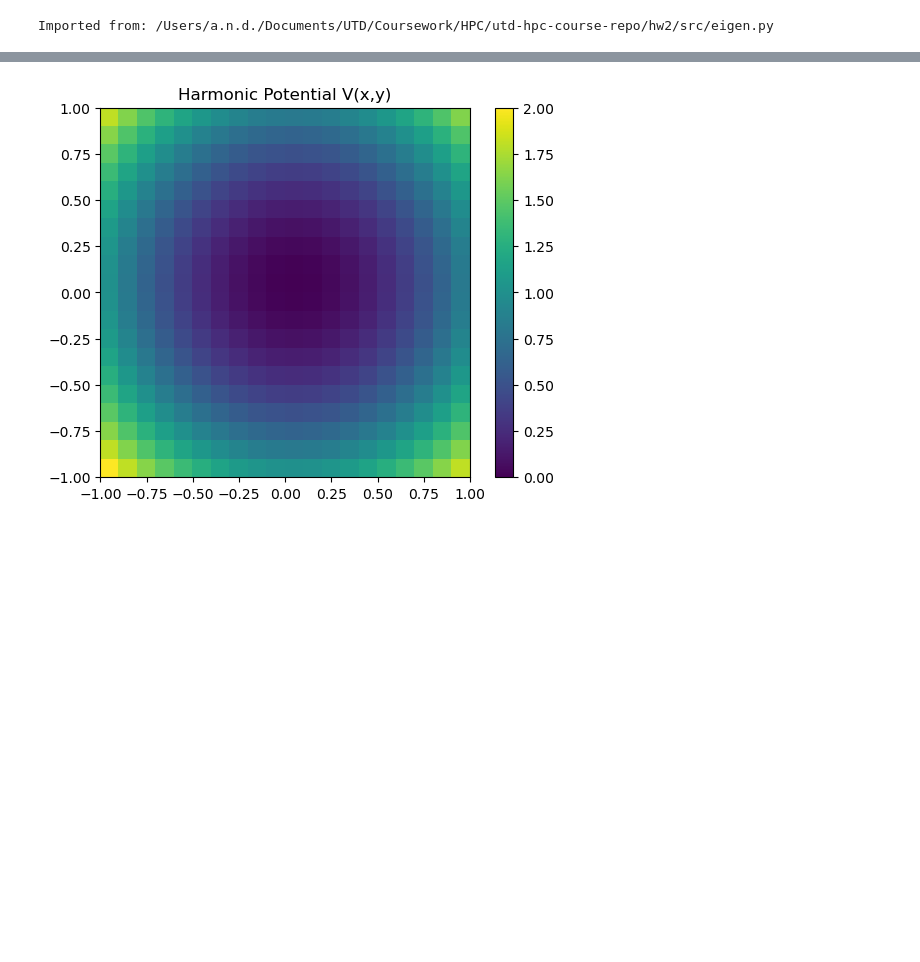
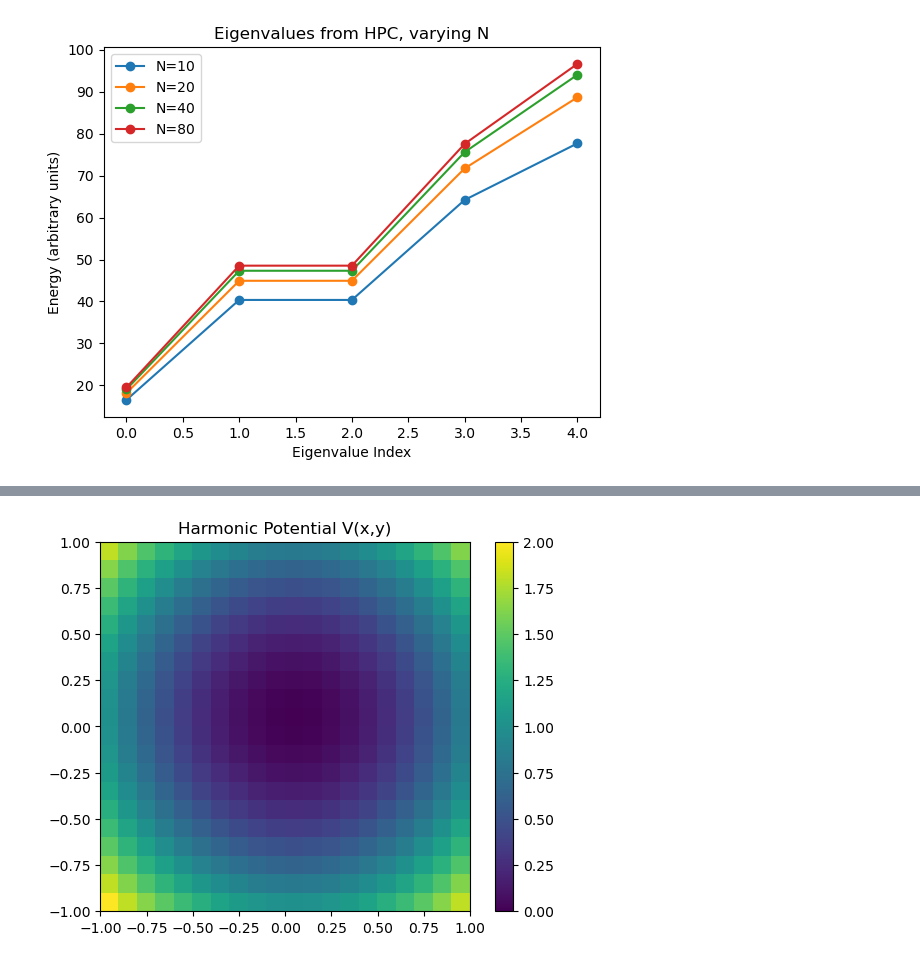
Before and after one commit to desaiamogh31/utd-hpc-course-repo, a Jupyter notebook: hw2/src/analysis.ipynb, the cells around one changed output, grey strips where cells are left out. Drawn from its saved outputs; the diff is of its cells as text; code cells hidden in the pictures; blank space fills up the shorter version.

```diff
--- a/hw2/src/analysis.ipynb
+++ b/hw2/src/analysis.ipynb
@@ -16,6 +22,15 @@ plt.show()
 # %%
-import eigen
-print("Imported from:", eigen.__file__)
+# To visualize the eigenvalues for the harmonic potential case, we can do the same as above but with the files corresponding to the harmonic potential.
+for n in N:
+    data = np.loadtxt(f'eigs_N{n}_harmonic.txt')
+    plt.plot(data, 'o-', label=f'N={n}')
+
+plt.xlabel('Eigenvalue Index')
+plt.ylabel('Energy (arbitrary units)')
+plt.title(f'Eigenvalues from HPC, varying N')
+plt.legend()
+plt.savefig(f"eigenvalues_N{N}_harmonic")
+plt.show()
 # %% [output]
-Imported from: /Users/a.n.d./Documents/UTD/Coursework/HPC/utd-hpc-course-repo/hw2/src/eigen.py
+[figure, added]
 # %%
```
Also changed, not shown: parts of 4 cells of this notebook.
